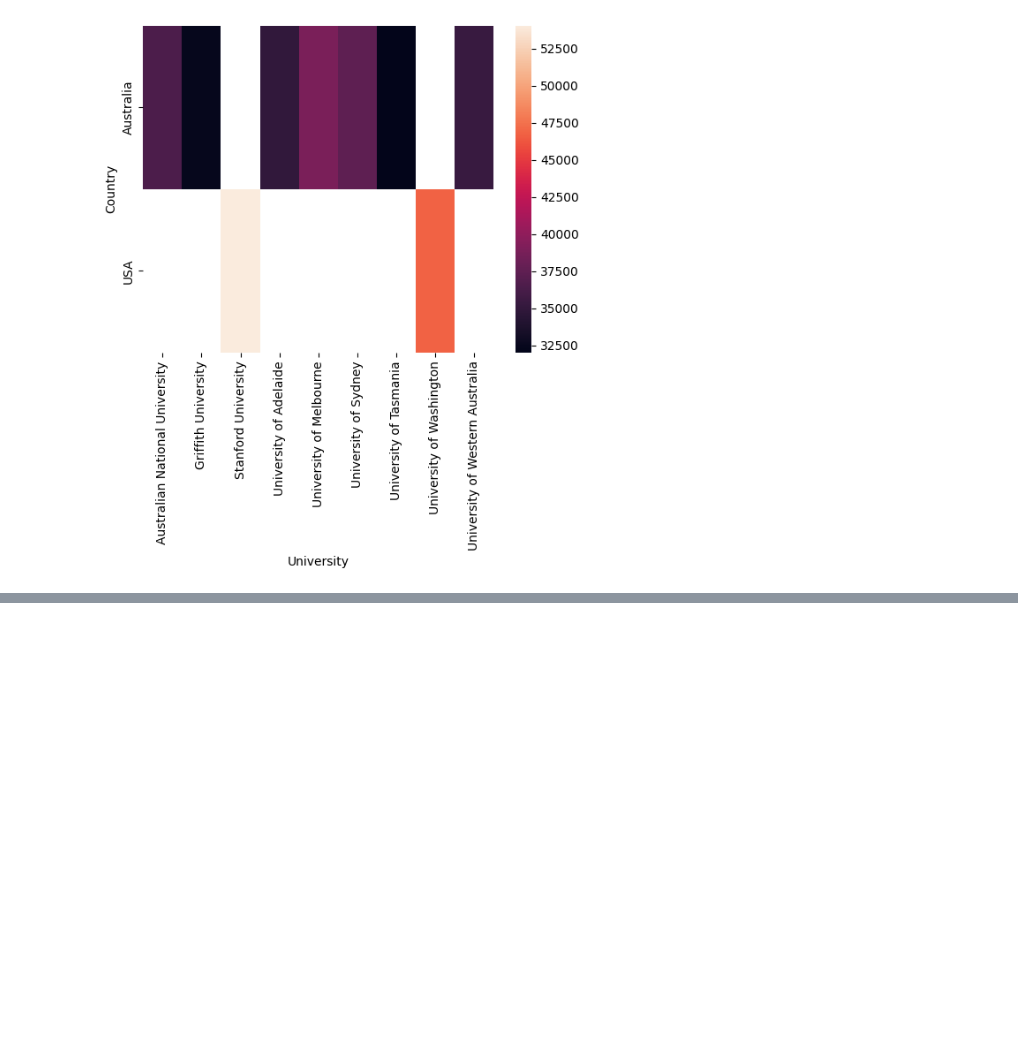
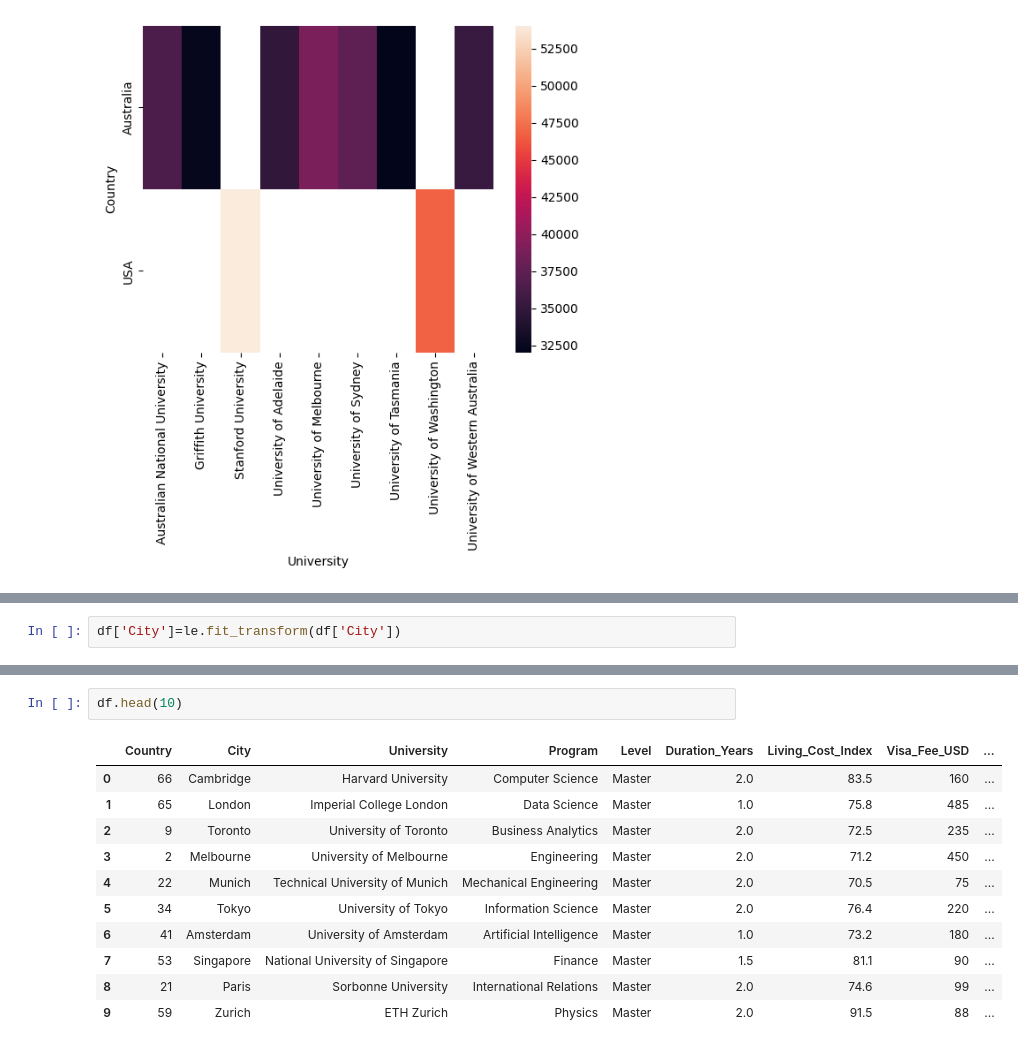
Before and after one commit to rupeshbharti/Today-I-Learned, a Jupyter notebook: Machine_Learning/model_1.ipynb, the cells around one changed output, grey strips where cells are left out. Drawn from its saved outputs; the diff is of its cells as text; blank space fills up the shorter version.

```diff
--- a/Machine_Learning/model_1.ipynb
+++ b/Machine_Learning/model_1.ipynb
@@ -300,0 +351,2 @@ sns.heatmap(data)
+# %%
+df['City']=le.fit_transform(df['City'])
@@ -300,0 +383,14 @@ sns.heatmap(data)
+# %%
+df.head(10)
+# %% [output]
+|  | Country | City | University | Program | Level | Duration_Years | Living_Cost_Index | Visa_Fee_USD | ... |
+| 0 | 66 | Cambridge | Harvard University | Computer Science | Master | 2.0 | 83.5 | 160 | ... |
+| 1 | 65 | London | Imperial College London | Data Science | Master | 1.0 | 75.8 | 485 | ... |
+| 2 | 9 | Toronto | University of Toronto | Business Analytics | Master | 2.0 | 72.5 | 235 | ... |
+| 3 | 2 | Melbourne | University of Melbourne | Engineering | Master | 2.0 | 71.2 | 450 | ... |
+| 4 | 22 | Munich | Technical University of Munich | Mechanical Engineering | Master | 2.0 | 70.5 | 75 | ... |
+| 5 | 34 | Tokyo | University of Tokyo | Information Science | Master | 2.0 | 76.4 | 220 | ... |
+| 6 | 41 | Amsterdam | University of Amsterdam | Artificial Intelligence | Master | 1.0 | 73.2 | 180 | ... |
+| 7 | 53 | Singapore | National University of Singapore | Finance | Master | 1.5 | 81.1 | 90 | ... |
+| 8 | 21 | Paris | Sorbonne University | International Relations | Master | 2.0 | 74.6 | 99 | ... |
+| 9 | 59 | Zurich | ETH Zurich | Physics | Master | 2.0 | 91.5 | 88 | ... |
```
Also changed, not shown: parts of 22 cells of this notebook.
